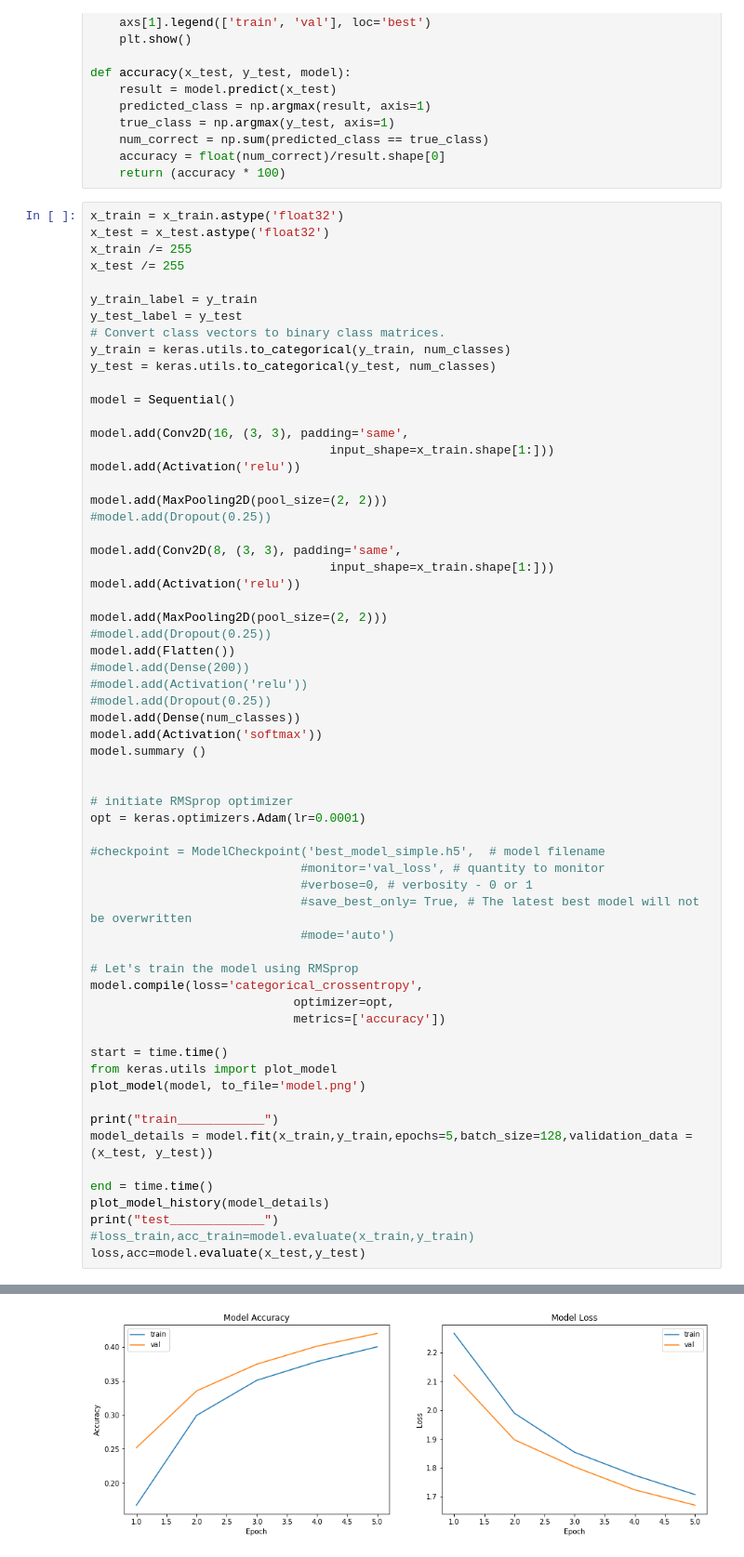
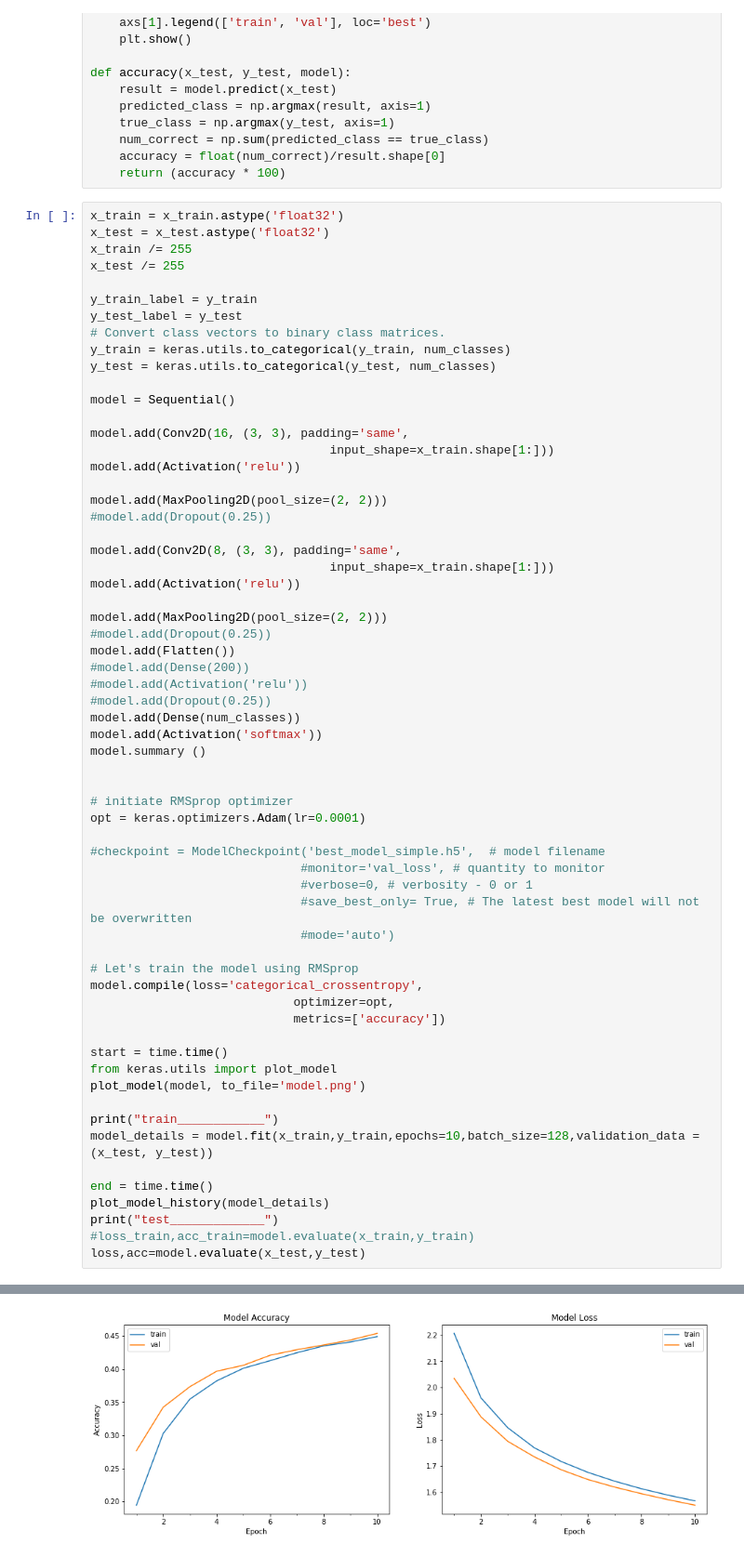
Before and after one commit to zhaoheng001/Generative-Network-Interpolation, a Jupyter notebook: Cifar10_CNN_featuremap.ipynb, the cells around one changed output, grey strips where cells are left out. Shown at 93% size. Cells and saved outputs as stored; diff of their text form.

```diff
--- a/Cifar10_CNN_featuremap.ipynb
+++ b/Cifar10_CNN_featuremap.ipynb
@@ -116,7 +116,7 @@ from keras.utils import plot_model
 plot_model(model, to_file='model.png')
 
 print("train____________")
-model_details = model.fit(x_train,y_train,epochs=5,batch_size=128,validation_data = (x_test, y_test))
+model_details = model.fit(x_train,y_train,epochs=10,batch_size=128,validation_data = (x_test, y_test))
 
 end = time.time()
 plot_model_history(model_details)
@@ -144,2 +144,2 @@ Epoch 5/5
-[figure, old version]
+[figure, new version]
 test_____________
```
Also changed, not shown: parts of 4 cells of this notebook.
